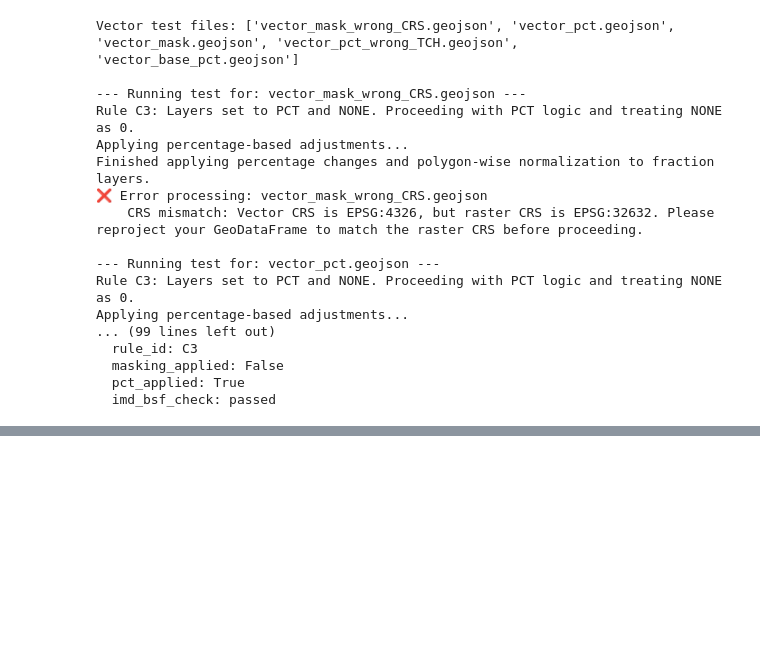
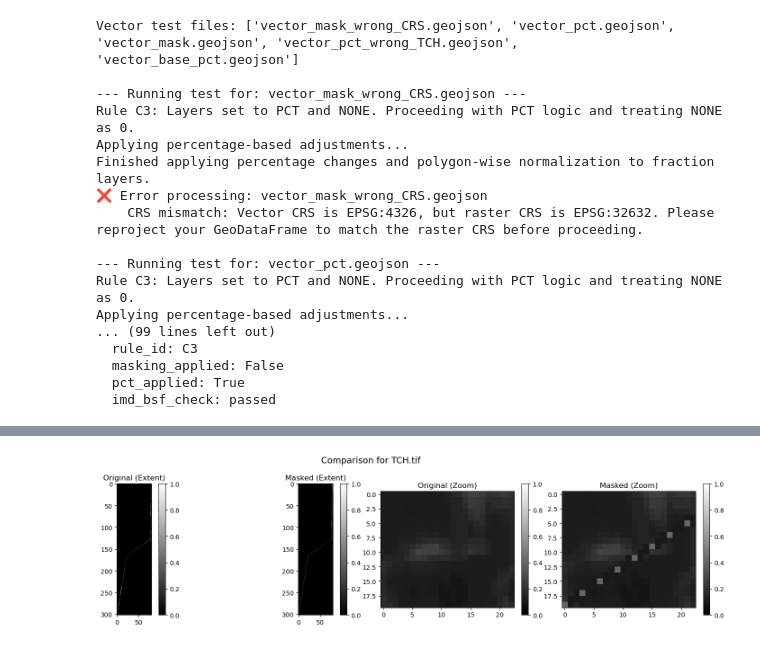
Before and after one commit to AmirDonyadide/LayerAlterator, a Jupyter notebook: test_functions.ipynb, the cells around one changed output, grey strips where cells are left out. Drawn from its saved outputs; the diff is of its cells as text; code cells hidden in the pictures; blank space fills up the shorter version.

```diff
--- a/test_functions.ipynb
+++ b/test_functions.ipynb
@@ -749,0 +811,89 @@ Applying percentage-based adjustments...
+# %%
+# --- Setup paths ---
+base_dir = "test_data/Highway"
+vector_path = os.path.join(base_dir, "Highway1.shp")
+rules_path = os.path.join(base_dir, "operation_rules_C1.json")
+ucp_dir = os.path.join(base_dir, "ucps")
+fractions_dir = os.path.join(base_dir, "lc_fractions")
+output_dir = os.path.join(base_dir, "output", "output_Highway1")
+
+# --- Load vector mask ---
+gdf = gpd.read_file(vector_path)
+
+# --- Load rules ---
+with open(rules_path, "r") as f:
+    rules = json.load(f)
+
+# --- Manually define zoom-in region (in same CRS as rasters) ---
+# Adjust these values to match your area of interest
+zoom_bounds_manual = [526040, 5033300, 526500, 5033700]  # [minx, miny, maxx, maxy]
+
+# --- Helper function ---
+def clip_raster(raster_path, gdf=None, zoom=False, zoom_bounds=None):
+    with rasterio.open(raster_path) as src:
+        if not zoom:
+            gdf = gdf.to_crs(src.crs)
+            out_image, _ = mask(src, gdf.geometry, crop=True, nodata=0)
+            return out_image[0] if out_image.ndim == 3 else out_image
+        else:
+            if zoom_bounds is None:
+                raise ValueError("Zoom bounds must be provided when zoom=True.")
+            window = rasterio.windows.from_bounds(*zoom_bounds, transform=src.transform)
+            clipped = src.read(1, window=window)
+            return clipped
+
+# --- Visualization loop ---
+print("\n=== VISUALIZATION WITH ZOOM REGION ===")
+
+for raster_name, rule_type in rules.items():
+    if rule_type != "mask":
+        continue
+
+    input_folder = fractions_dir if raster_name.startswith("F_") else ucp_dir
+    original_path = os.path.join(input_folder, raster_name)
+    modified_path = os.path.join(output_dir, raster_name.replace(".tif", "_mask.tif"))
+
+    if not os.path.exists(original_path):
+        print(f"⚠️ Original file not found: {original_path}")
+        continue
+    if not os.path.exists(modified_path):
+        print(f"⚠️ Masked output not found: {modified_path}")
+        continue
+
+    print(f"✅ Visualizing {raster_name}...")
+
+    try:
+        # Load full extent
+        orig_extent = clip_raster(original_path, gdf=gdf, zoom=False)
+        mask_extent = clip_raster(modified_path, gdf=gdf, zoom=False)
+
+        # Load zoomed region using manual bounds
+        orig_zoom = clip_raster(original_path, zoom=True, zoom_bounds=zoom_bounds_manual)
+        mask_zoom = clip_raster(modified_path, zoom=True, zoom_bounds=zoom_bounds_manual)
+
+        # --- Plot ---
+        fig, axes = plt.subplots(1, 4, figsize=(16, 4))
+
+        im0 = axes[0].imshow(orig_extent, cmap="gray", vmin=0, vmax=1)
+        axes[0].set_title("Original (Extent)")
+        plt.colorbar(im0, ax=axes[0], fraction=0.046)
+
+        im1 = axes[1].imshow(mask_extent, cmap="gray", vmin=0, vmax=1)
+        axes[1].set_title("Masked (Extent)")
+        plt.colorbar(im1, ax=axes[1], fraction=0.046)
+
+        im2 = axes[2].imshow(orig_zoom, cmap="gray", vmin=0, vmax=1)
+        axes[2].set_title("Original (Zoom)")
+        plt.colorbar(im2, ax=axes[2], fraction=0.046)
+
+        im3 = axes[3].imshow(mask_zoom, cmap="gray", vmin=0, vmax=1)
+        axes[3].set_title("Masked (Zoom)")
+        plt.colorbar(im3, ax=axes[3], fraction=0.046)
+
+        plt.suptitle(f"Comparison for {raster_name}", fontsize=14)
+        plt.tight_layout()
+        plt.show()
+
+    except Exception as e:
+        print(f"❌ Error displaying {raster_name}: {e}")
+# %% [output]
@@ -749,0 +902 @@ Applying percentage-based adjustments...
+[figure, added]
```
Also changed, not shown: parts of 2 cells of this notebook.
